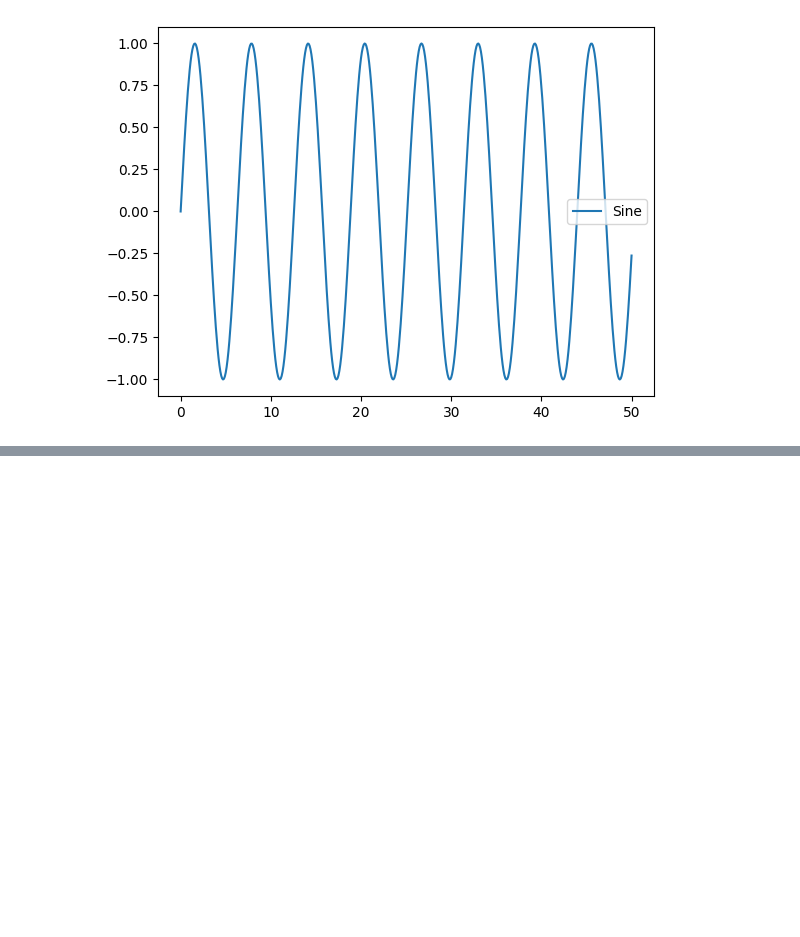
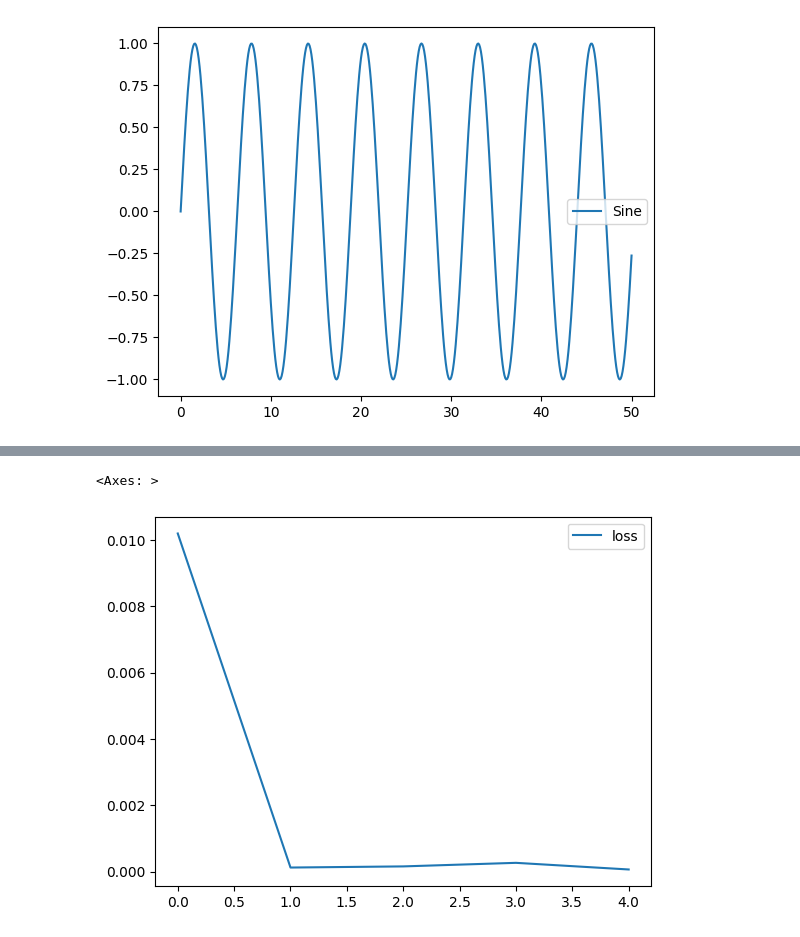
Before and after one commit to higorcamelo/tensor-keras-curso, a Jupyter notebook: RNN/sine/sine.ipynb, the cells around one changed output, grey strips where cells are left out. Drawn from its saved outputs; the diff is of its cells as text; code cells hidden in the pictures; blank space fills up the shorter version.

```diff
--- a/RNN/sine.ipynb
+++ b/RNN/sine/sine.ipynb
@@ -62,0 +66,11 @@ df.plot() # plot the data
+# %%
+n_features = 1
+# %%
+model = Sequential()
+
+model.add(LSTM(50, input_shape=(lenght, n_features)))
+model.add(Dense(1))
+
+model.compile(optimizer='adam', loss='mse')
+# %%
+model.fit(generator, epochs=5)
@@ -62,0 +89,6 @@ df.plot() # plot the data
+# %%
+loses = pd.DataFrame(model.history.history)
+loses.plot()
+# %% [output]
+<Axes: >
+[figure, added]
```
Also changed, not shown: parts of 6 cells of this notebook, 2 other files.
